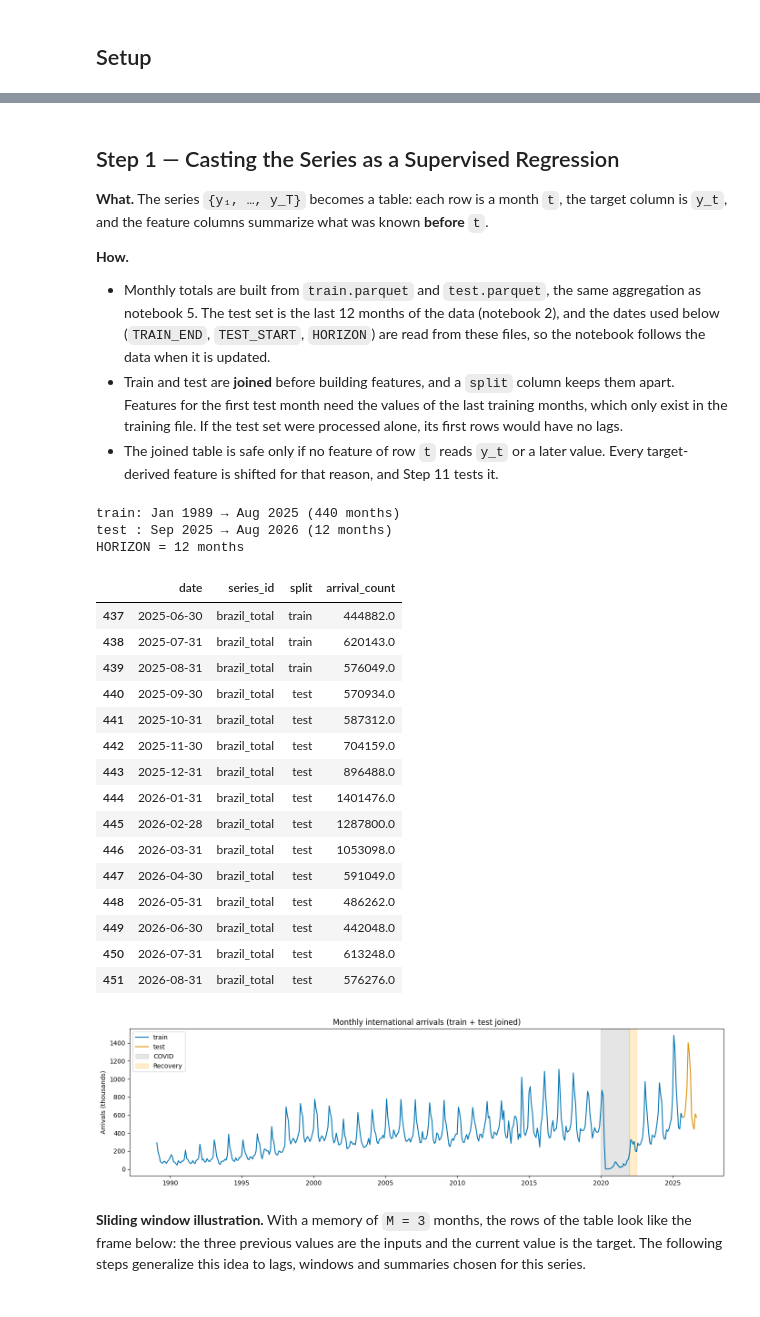
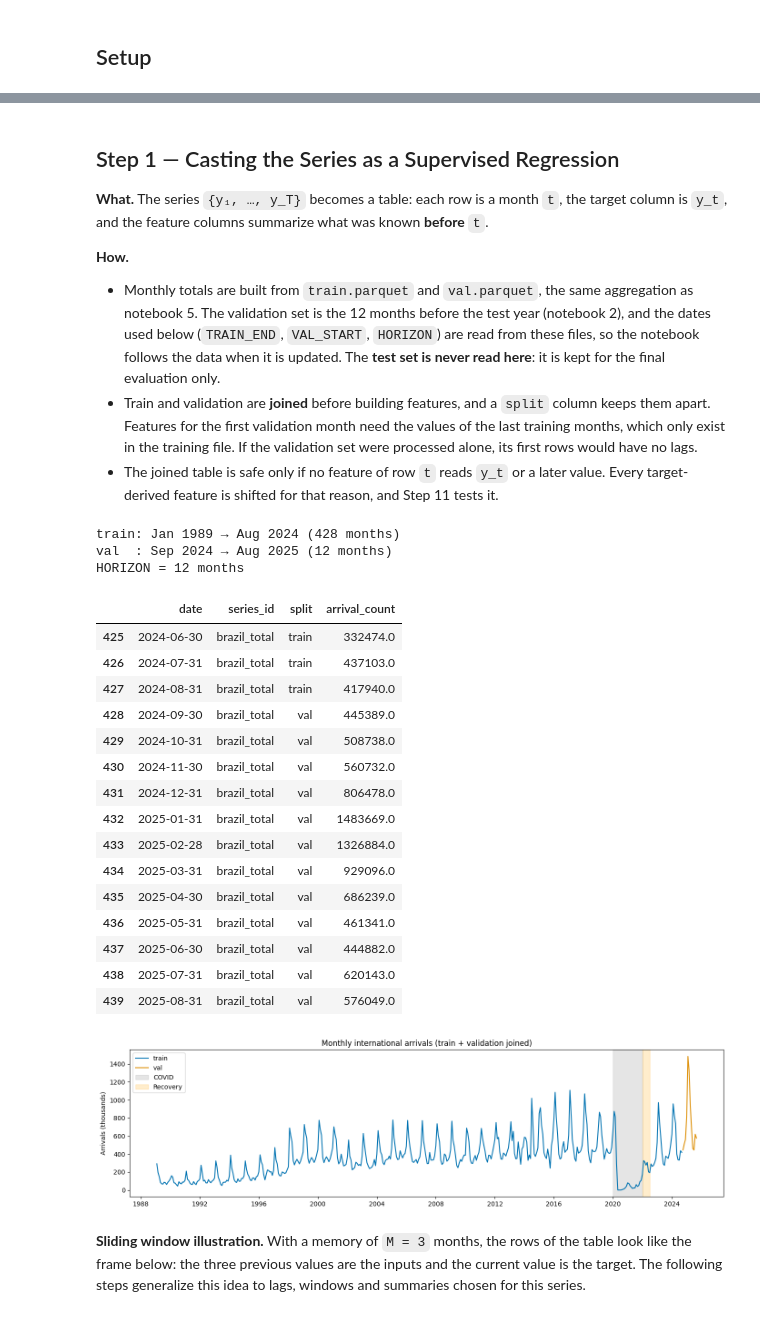
Before and after one commit to Gbrlmoraes/brazil_tourism_forecasting_benchmark, a Jupyter notebook: notebooks/6_feature_engineering.ipynb, the cells around one changed output, grey strips where cells are left out. Drawn from its saved outputs; the diff is of its cells as text; code cells hidden in the pictures.

Commit message:
feat(data split): changing the data split and propagating the changes

```diff
--- a/notebooks/6_feature_engineering.ipynb
+++ b/notebooks/6_feature_engineering.ipynb
@@ -107,14 +107,15 @@ column is `y_t`, and the feature columns summarize what was known **before** `t`
 
 **How.**
 
-- Monthly totals are built from `train.parquet` and `test.parquet`, the same aggregation as
-  notebook 5. The test set is the last 12 months of the data (notebook 2), and the dates used
-  below (`TRAIN_END`, `TEST_START`, `HORIZON`) are read from these files, so the notebook
-  follows the data when it is updated.
-- Train and test are **joined** before building features, and a `split` column keeps
-  them apart. Features for the first test month need the values of the last training months,
-  which only exist in the training file. If the test set were processed alone, its first rows
-  would have no lags.
+- Monthly totals are built from `train.parquet` and `val.parquet`, the same aggregation as
+  notebook 5. The validation set is the 12 months before the test year (notebook 2), and the
+  dates used below (`TRAIN_END`, `VAL_START`, `HORIZON`) are read from these files, so the
+  notebook follows the data when it is updated. The **test set is never read here**: it is
+  kept for the final evaluation only.
+- Train and validation are **joined** before building features, and a `split` column keeps
+  them apart. Features for the first validation month need the values of the last training
+  months, which only exist in the training file. If the validation set were processed alone,
+  its first rows would have no lags.
 - The joined table is safe only if no feature of row `t` reads `y_t` or a later value. Every
   target-derived feature is shifted for that reason, and Step 11 tests it.
 # %%
@@ -127,16 +128,16 @@ def load_monthly(file_name, split):
 
 monthly = pd.concat([
     load_monthly('train.parquet', 'train'),
-    load_monthly('test.parquet', 'test'),
+    load_monthly('val.parquet', 'val'),
 ]).reset_index()
 monthly[TS_ID] = 'brazil_total'
 monthly = monthly[['date', TS_ID, 'split', TARGET]]
 
 # every date of this notebook is derived from the split (notebook 2)
 TRAIN_END = monthly.loc[monthly['split'] == 'train', 'date'].max()
-TEST_START = monthly.loc[monthly['split'] == 'test', 'date'].min()
-HORIZON = int((monthly['split'] == 'test').sum())
-assert TEST_START == TRAIN_END + pd.offsets.MonthEnd(1), 'test must follow train'
+VAL_START = monthly.loc[monthly['split'] == 'val', 'date'].min()
+HORIZON = int((monthly['split'] == 'val').sum())
+assert VAL_START == TRAIN_END + pd.offsets.MonthEnd(1), 'validation must follow train'
 
 for split, part in monthly.groupby('split', sort=False):
     print(
@@ -146,40 +147,40 @@ for split, part in monthly.groupby('split', sort=False):
 print(f'HORIZON = {HORIZON} months')
 display(monthly.tail(15))
 # %% [output]
-train: Jan 1989 → Aug 2025 (440 months)
-test : Sep 2025 → Aug 2026 (12 months)
+train: Jan 1989 → Aug 2024 (428 months)
+val  : Sep 2024 → Aug 2025 (12 months)
 HORIZON = 12 months
 |  | date | series_id | split | arrival_count |
-| 437 | 2025-06-30 | brazil_total | train | 444882.0 |
-| 438 | 2025-07-31 | brazil_total | train | 620143.0 |
-| 439 | 2025-08-31 | brazil_total | train | 576049.0 |
-| 440 | 2025-09-30 | brazil_total | test | 570934.0 |
-| 441 | 2025-10-31 | brazil_total | test | 587312.0 |
-| 442 | 2025-11-30 | brazil_total | test | 704159.0 |
-| 443 | 2025-12-31 | brazil_total | test | 896488.0 |
-| 444 | 2026-01-31 | brazil_total | test | 1401476.0 |
-| 445 | 2026-02-28 | brazil_total | test | 1287800.0 |
-| 446 | 2026-03-31 | brazil_total | test | 1053098.0 |
-| 447 | 2026-04-30 | brazil_total | test | 591049.0 |
-| 448 | 2026-05-31 | brazil_total | test | 486262.0 |
-| 449 | 2026-06-30 | brazil_total | test | 442048.0 |
-| 450 | 2026-07-31 | brazil_total | test | 613248.0 |
-| 451 | 2026-08-31 | brazil_total | test | 576276.0 |
+| 425 | 2024-06-30 | brazil_total | train | 332474.0 |
+| 426 | 2024-07-31 | brazil_total | train | 437103.0 |
+| 427 | 2024-08-31 | brazil_total | train | 417940.0 |
+| 428 | 2024-09-30 | brazil_total | val | 445389.0 |
+| 429 | 2024-10-31 | brazil_total | val | 508738.0 |
+| 430 | 2024-11-30 | brazil_total | val | 560732.0 |
+| 431 | 2024-12-31 | brazil_total | val | 806478.0 |
+| 432 | 2025-01-31 | brazil_total | val | 1483669.0 |
+| 433 | 2025-02-28 | brazil_total | val | 1326884.0 |
+| 434 | 2025-03-31 | brazil_total | val | 929096.0 |
+| 435 | 2025-04-30 | brazil_total | val | 686239.0 |
+| 436 | 2025-05-31 | brazil_total | val | 461341.0 |
+| 437 | 2025-06-30 | brazil_total | val | 444882.0 |
+| 438 | 2025-07-31 | brazil_total | val | 620143.0 |
+| 439 | 2025-08-31 | brazil_total | val | 576049.0 |
 # %%
 fig, ax = plt.subplots(figsize=(14, 4))
 for split, part in monthly.groupby('split', sort=False):
     ax.plot(part['date'], part[TARGET] / 1e3, label=split)
 ax.axvspan(COVID_START, COVID_END, color='grey', alpha=0.2, label='COVID')
 ax.axvspan(
     POST_COVID_START, COVID_RECOVERY_END, color='orange', alpha=0.2, label='Recovery'
 )
-ax.set_title('Monthly international arrivals (train + test joined)')
+ax.set_title('Monthly international arrivals (train + validation joined)')
 ax.set_ylabel('Arrivals (thousands)')
 ax.legend()
 plt.tight_layout()
 plt.show()
 # %% [output]
-[figure, old version]
+[figure, new version]
 # %% [markdown]
 **Sliding window illustration.** With a memory of `M = 3` months, the rows of the table look
 like the frame below: the three previous values are the inputs and the current value is the
```
Also changed, not shown: parts of 21 cells of this notebook, 8 other files.
